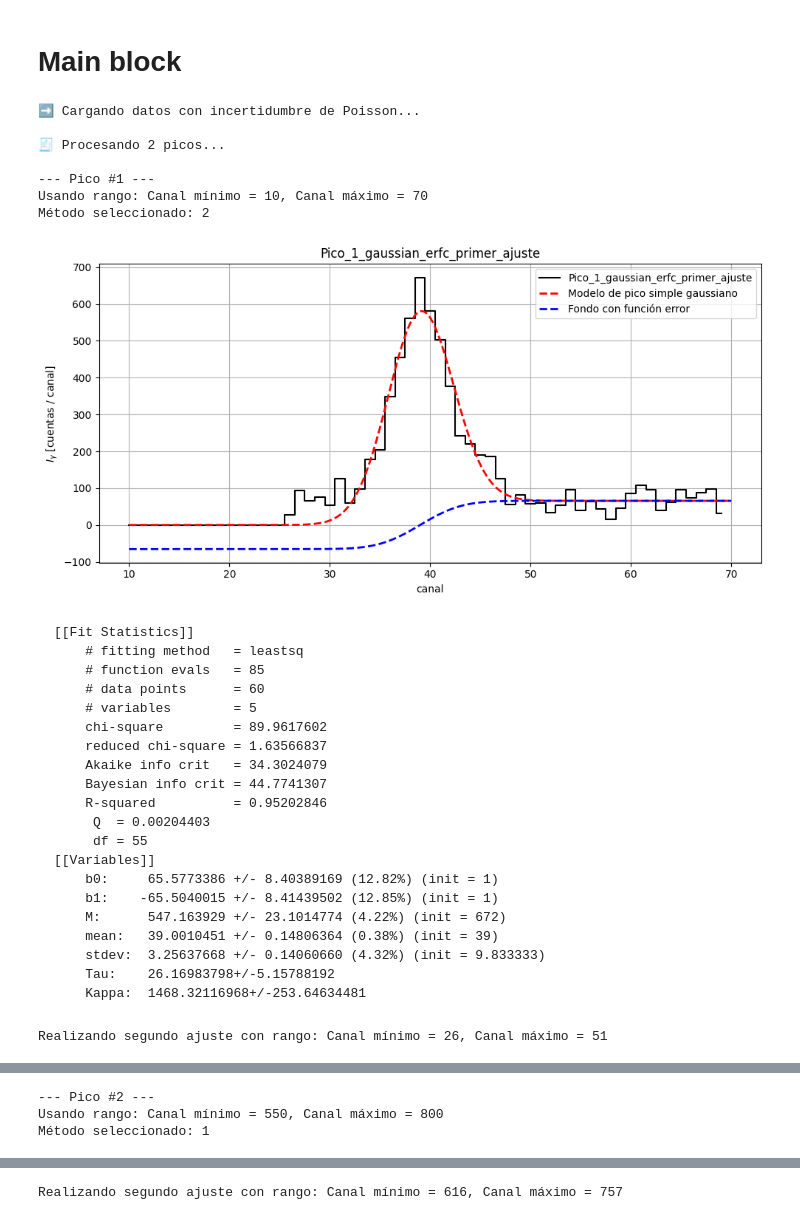
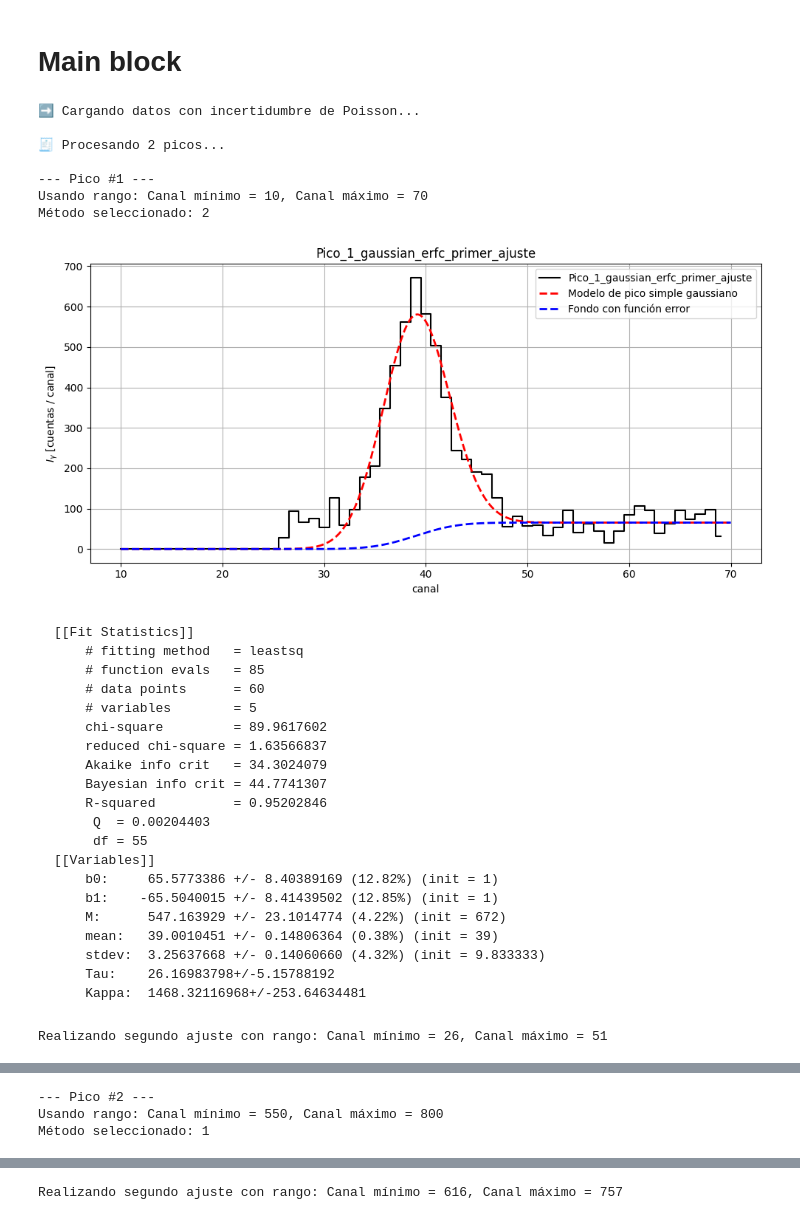
Before and after one commit to sante3105/Fisica-Nuclear, a Jupyter notebook: python/Informes/newcode.ipynb, the cells around one changed output, grey strips where cells are left out. Drawn from its saved outputs; the diff is of its cells as text; code cells hidden in the pictures.

````diff
--- a/python/Informes/newcode.ipynb
+++ b/python/Informes/newcode.ipynb
@@ -450,8 +1030,7 @@ def load_spectrum_with_uncertainty(file_path):
     - channels: np.array de canales generados automáticamente
     - spectrum_with_unc: np.array de ufloat con cuentas e incertidumbre de Poisson
     """
-    import numpy as np
-    from uncertainties import unumpy as unp
+
 
     counts = []
     data_section = False
@@ -485,7 +1064,7 @@ def load_spectrum_with_uncertainty(file_path):
 
 def peak_fit(raw_data_path, background_path,
              peak_configs, width=3.5,
-             save_path="Imagenes", unidades="canal", ylim=None):
+             save_path="Imagenes/lmFit", unidades="canal", ylim=None):
     """
     Carga datos crudos y de fondo, aplica propagación de incertidumbre y
     muestra un gráfico del espectro corregido. Luego analiza los picos
@@ -579,7 +1158,7 @@ def peak_fit(raw_data_path, background_path,
                 recta = params['b0'].value + params['b1'].value * (params['mean'] - x_ajuste)
             elif method == 2:
                 y_ajuste = modelo(x_ajuste, **{k: params[k].value for k in ['b0', 'b1', 'M', 'mean', 'stdev']})
-                recta = params['b0'].value + (params['b1'].value)*erfc((x_ajuste - params['mean'])/(np.sqrt(2)*params['stdev']))
+                recta = params['b0'].value + (params['b1'].value/2)*erfc((x_ajuste - params['mean'])/(np.sqrt(2)*params['stdev']))
             elif method == 3:
                 y_ajuste = modelo(x_ajuste, **{k: params[k].value for k in ['b0', 'b1', 'M1', 'M2', 'mean1', 'mean2', 'stdev1', 'stdev2']})
                 recta = params['b0'].value + params['b1'].value * (0.5*(params['mean1'] + params['mean2']) - x_ajuste)
@@ -695,29 +1274,29 @@ def peak_fit(raw_data_path, background_path,
 # %%
 # Definir los rangos de los picos
 configuracion_picos = [
     {"min_range": 10, "max_range": 70 , "method": 2},   # Pico 1 con método 1
     {"min_range": 550, "max_range": 800, "method": 1},  # Pico 2 con método 2
 
 ]
 
 # Llamar a la función con la configuración especificada
 resultados = peak_fit(
     raw_data_path="Informe2/Data/NaI-SiPM-137Cs-ST-0.050us-0.787us-1200s.mca",
     background_path="Informe2/Data/NaI-SiPM-Fondo-ST-0.050us-0.787us-1200s.mca",
     peak_configs=configuracion_picos,
     width=3.7,
-    save_path="Imagenes",
+    save_path="Imagenes/lmFit",
     unidades="canal"
 )
 # %% [output]
 ➡️ Cargando datos con incertidumbre de Poisson...
 
 🧾 Procesando 2 picos...
 
 --- Pico #1 ---
 Usando rango: Canal mínimo = 10, Canal máximo = 70
 Método seleccionado: 2
-[figure, old version]
+[figure, new version]
 ```text
 [[Fit Statistics]]
     # fitting method   = leastsq
````
Also changed, not shown: parts of 9 cells of this notebook, 12 other files.
